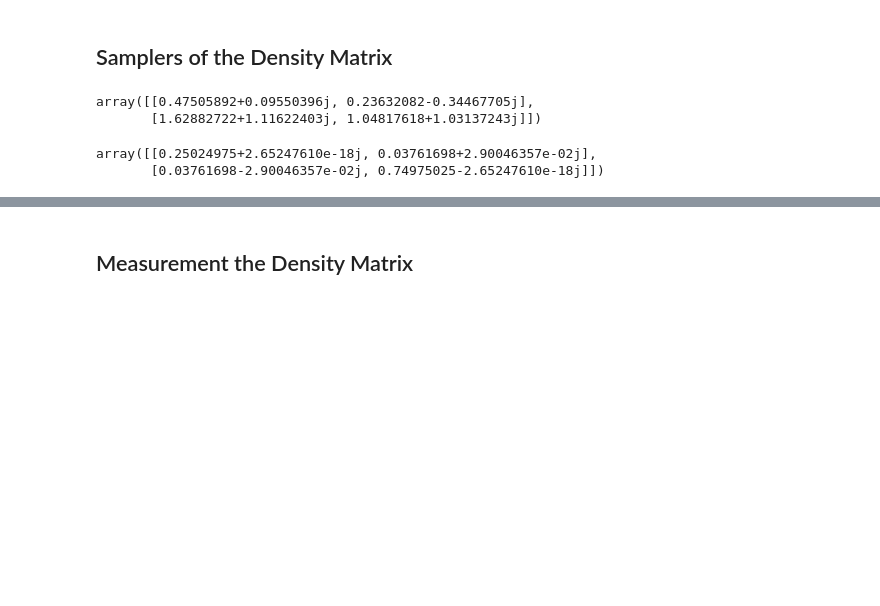
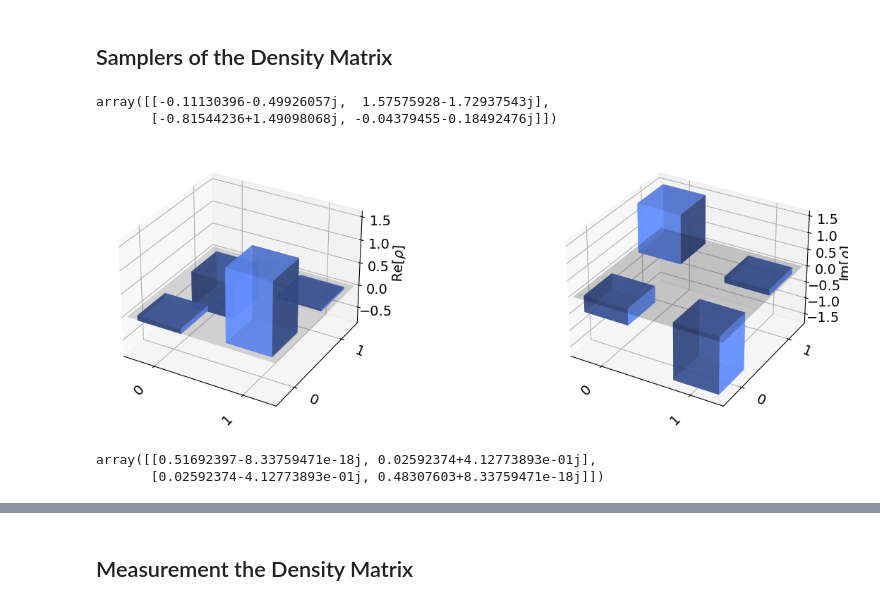
Before and after one commit to jucgonzalezes/BayesianQT, a Jupyter notebook: scripts/GinibreEnsemble.ipynb, the cells around one changed output, grey strips where cells are left out. Drawn from its saved outputs; the diff is of its cells as text; code cells hidden in the pictures; blank space fills up the shorter version.

```diff
--- a/scripts/GinibreEnsemble.ipynb
+++ b/scripts/GinibreEnsemble.ipynb
@@ -40,12 +42,18 @@ def BuresRandomMatrix(N):
     X = X.dot(X.conj().T)
     return X / np.trace(X)
 # %%
-GinibreRandomMatrix(2)
+G1 = GinibreRandomMatrix(2)
+G1
 # %% [output]
-array([[0.47505892+0.09550396j, 0.23632082-0.34467705j],
-       [1.62882722+1.11622403j, 1.04817618+1.03137243j]])
+array([[-0.11130396-0.49926057j,  1.57575928-1.72937543j],
+       [-0.81544236+1.49098068j, -0.04379455-0.18492476j]])
+# %%
+plot_state_city(G1, alpha=0.75)
+# %% [output]
+[figure, added]
 # %%
-HaarRandomMatrix(2)
+H1 = HaarRandomMatrix(2)
+H1
 # %% [output]
-array([[0.25024975+2.65247610e-18j, 0.03761698+2.90046357e-02j],
-       [0.03761698-2.90046357e-02j, 0.74975025-2.65247610e-18j]])
+array([[0.51692397-8.33759471e-18j, 0.02592374+4.12773893e-01j],
+       [0.02592374-4.12773893e-01j, 0.48307603+8.33759471e-18j]])
```
Also changed, not shown: parts of 10 cells of this notebook.
